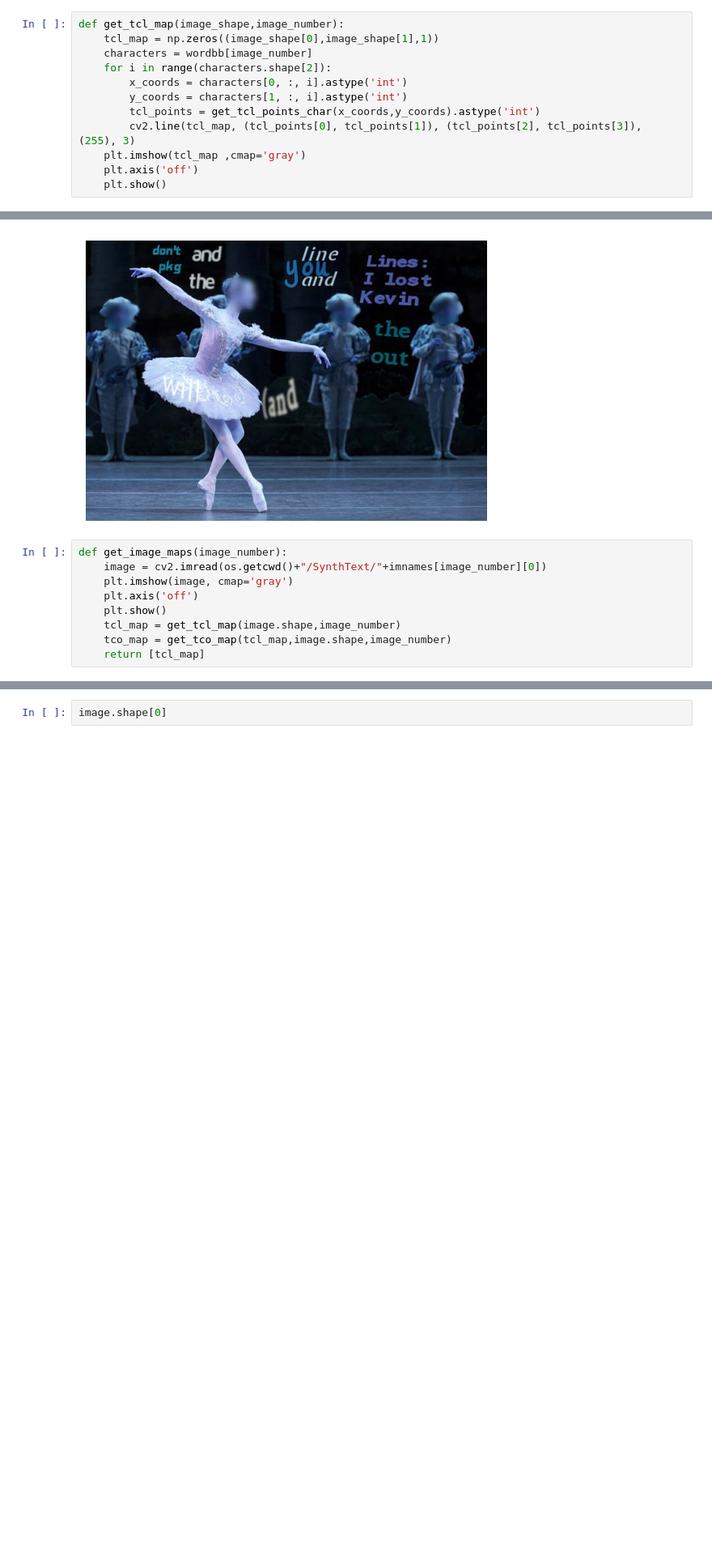
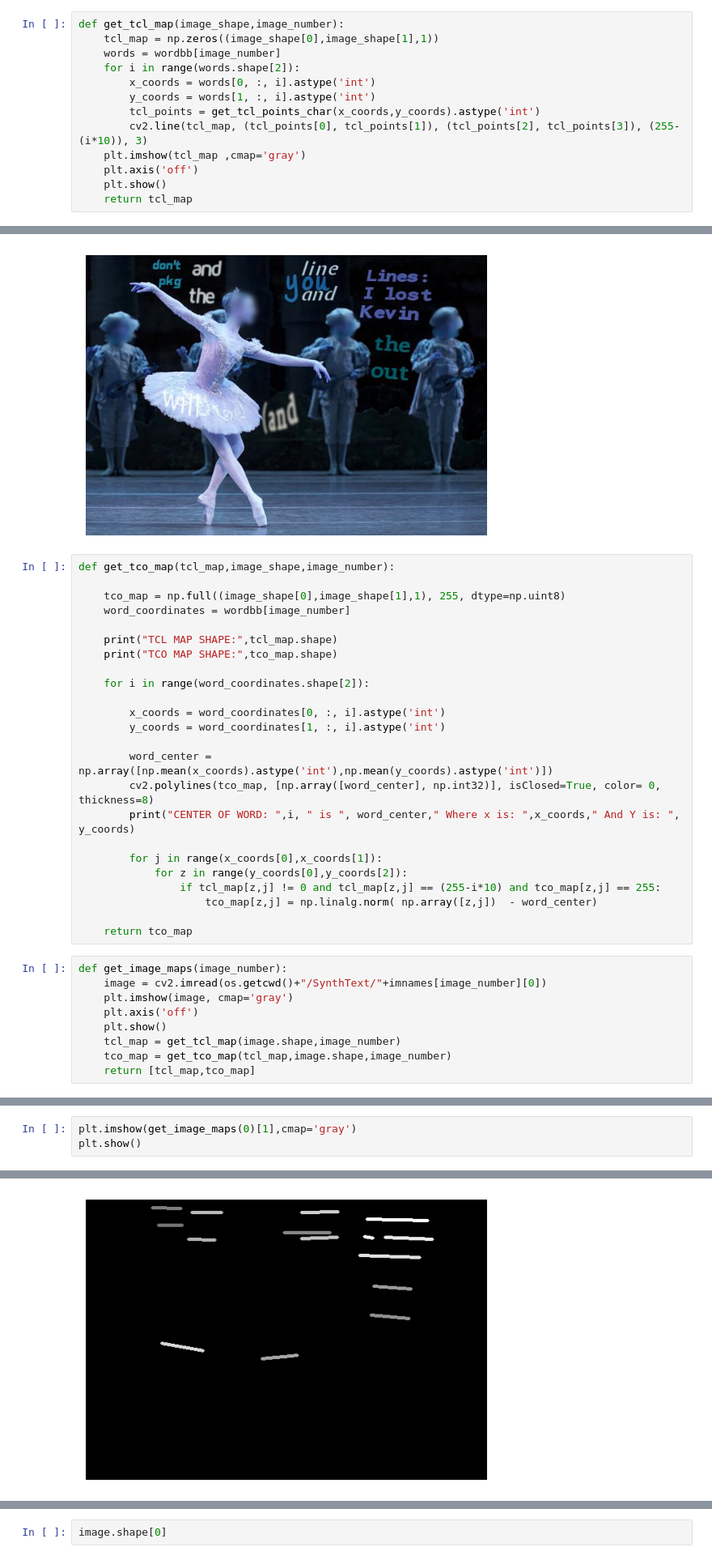
Before and after one commit to AliMoghtader/Implementation-of-OCR-system-on-extracting-information-from-Vietnamese-book-cover-images, a Jupyter notebook: SAST.ipynb, the cells around one changed output, grey strips where cells are left out. Shown at 81% size. Saved outputs shown, nothing was run; the diff lists cells and outputs as text; blank space fills up the shorter version.

```diff
--- a/SAST.ipynb
+++ b/SAST.ipynb
@@ -200,15 +196,16 @@ def get_tcl_points_char(x,y):
 # %%
 def get_tcl_map(image_shape,image_number):
     tcl_map = np.zeros((image_shape[0],image_shape[1],1))
-    characters = wordbb[image_number]
-    for i in range(characters.shape[2]):
-        x_coords = characters[0, :, i].astype('int')
-        y_coords = characters[1, :, i].astype('int')
+    words = wordbb[image_number]
+    for i in range(words.shape[2]):
+        x_coords = words[0, :, i].astype('int')
+        y_coords = words[1, :, i].astype('int')
         tcl_points = get_tcl_points_char(x_coords,y_coords).astype('int')
-        cv2.line(tcl_map, (tcl_points[0], tcl_points[1]), (tcl_points[2], tcl_points[3]), (255), 3)
+        cv2.line(tcl_map, (tcl_points[0], tcl_points[1]), (tcl_points[2], tcl_points[3]), (255-(i*10)), 3)
     plt.imshow(tcl_map ,cmap='gray')
     plt.axis('off')
     plt.show()
+    return tcl_map
 # %%
 image = cv2.imread(os.getcwd()+"/SynthText/"+imnames[0][0])
 plt.imshow(image)
@@ -216,6 +213,30 @@ plt.axis('off')
 plt.show()
 # %% [output]
 [figure]
+# %%
+def get_tco_map(tcl_map,image_shape,image_number):
+
+    tco_map = np.full((image_shape[0],image_shape[1],1), 255, dtype=np.uint8)
+    word_coordinates = wordbb[image_number]
+
+    print("TCL MAP SHAPE:",tcl_map.shape)
+    print("TCO MAP SHAPE:",tco_map.shape)
+
+    for i in range(word_coordinates.shape[2]):
+
+        x_coords = word_coordinates[0, :, i].astype('int')
+        y_coords = word_coordinates[1, :, i].astype('int')
+
+        word_center = np.array([np.mean(x_coords).astype('int'),np.mean(y_coords).astype('int')])
+        cv2.polylines(tco_map, [np.array([word_center], np.int32)], isClosed=True, color= 0, thickness=8)
+        print("CENTER OF WORD: ",i, " is ", word_center," Where x is: ",x_coords," And Y is: ", y_coords)
+
+        for j in range(x_coords[0],x_coords[1]):
+            for z in range(y_coords[0],y_coords[2]):
+                if tcl_map[z,j] != 0 and tcl_map[z,j] == (255-i*10) and tco_map[z,j] == 255:
+                    tco_map[z,j] = np.linalg.norm( np.array([z,j])  - word_center)
+
+    return tco_map
 # %%
 def get_image_maps(image_number):
     image = cv2.imread(os.getcwd()+"/SynthText/"+imnames[image_number][0])
@@ -224,4 +245,4 @@ def get_image_maps(image_number):
     plt.show()
     tcl_map = get_tcl_map(image.shape,image_number)
     tco_map = get_tco_map(tcl_map,image.shape,image_number)
-    return [tcl_map]
+    return [tcl_map,tco_map]
@@ -233,0 +249,4 @@ get_image_maps(0)
+# %%
+plt.imshow(get_image_maps(0)[1],cmap='gray')
+plt.show()
+# %% [output]
@@ -233,0 +254 @@ get_image_maps(0)
+[figure, added]
```
Also changed, not shown: parts of 9 cells of this notebook.
